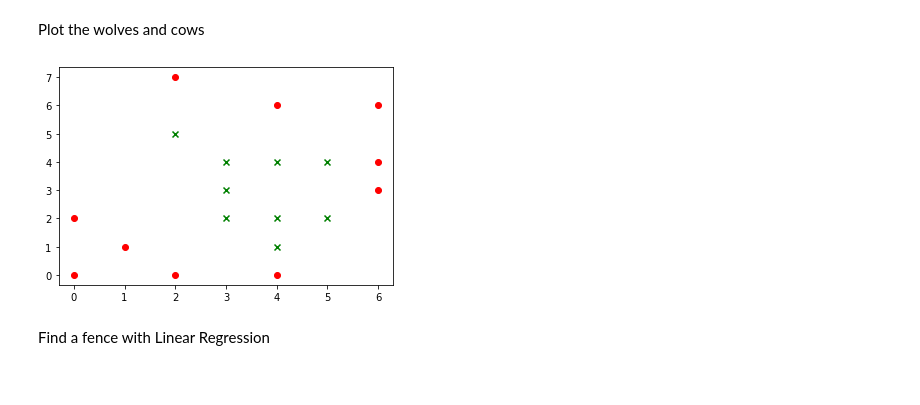
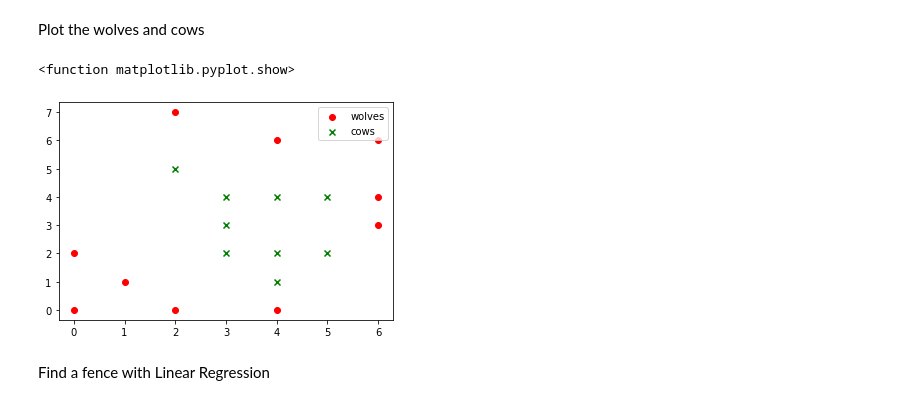
Before and after one commit to cagBRT/Machine-Learning, a Jupyter notebook: wolvesAndCows.ipynb, the cells around one changed output. Drawn from its saved outputs; the diff is of its cells as text; code cells hidden in the pictures.

```diff
--- a/wolvesAndCows.ipynb
+++ b/wolvesAndCows.ipynb
@@ -93,16 +93,17 @@ Plot the wolves and cows
 # %%
  # plot the wolves and cows
  for animal in df.animal.unique():
     pl.scatter(df[df.animal==animal].x,
     df[df.animal==animal].y,
     marker=animal,
     label="cows" if animal=="x" else "wolves",
-    color='green'if animal=="x" else 'red',)
-
-#X = cows
-#o = wolves
+    color='green'if animal=="x" else 'red',
+    )
+pl.legend()
+pl.show
 # %% [output]
+<function matplotlib.pyplot.show>
-[figure, old version]
+[figure, new version]
 # %% [markdown]
 Find a fence with Linear Regression
 # %%
```
